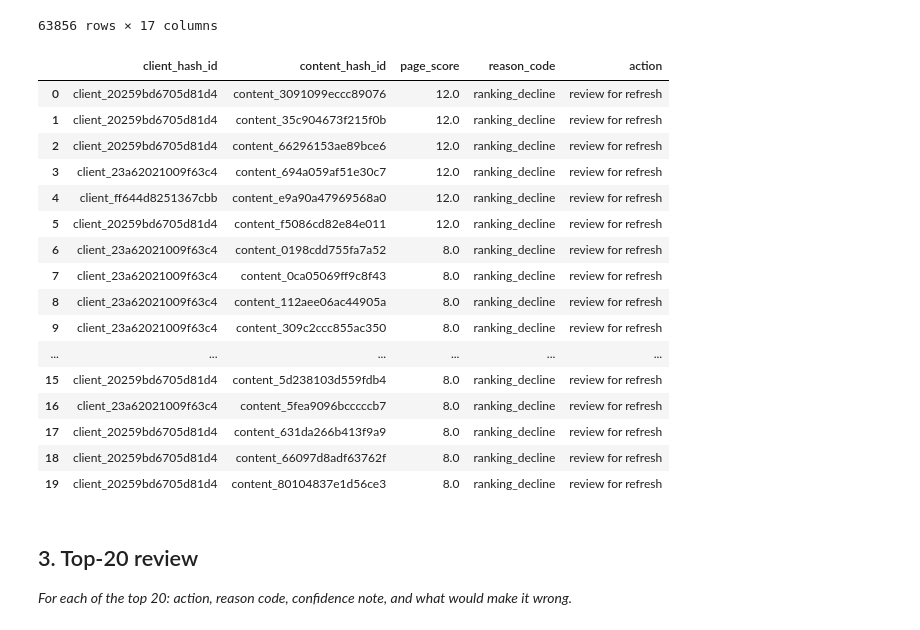
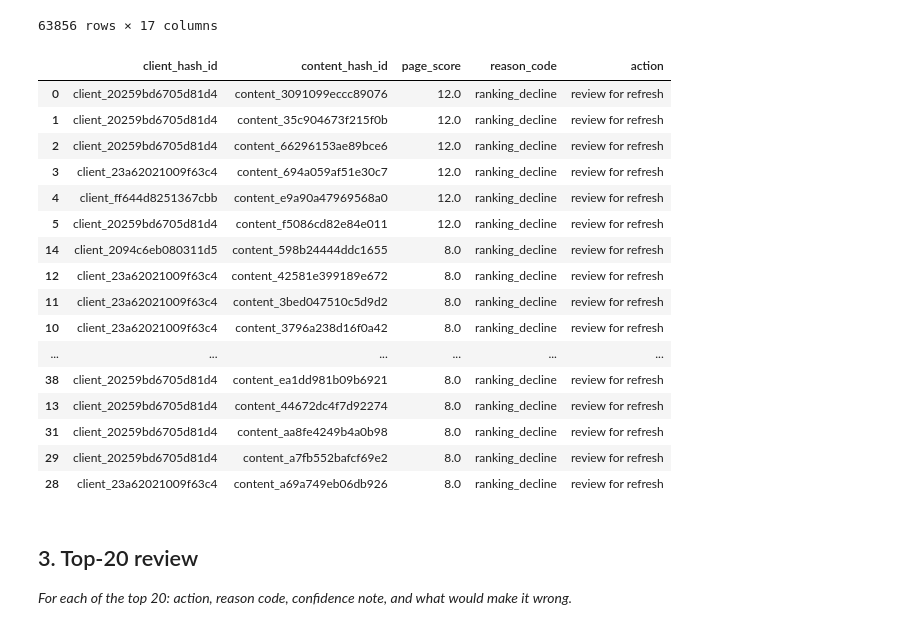
Before and after one commit to JasperOwen/flyrank-ml-internship, a Jupyter notebook: work/notebooks/w04_baseline_score.ipynb, the cells around one changed output. Cells and saved outputs as stored; diff of their text form; code cells hidden in the pictures.

```diff
--- a/work/notebooks/w04_baseline_score.ipynb
+++ b/work/notebooks/w04_baseline_score.ipynb
@@ -288,35 +288,30 @@ page_performance
 # %%
 ranked_queue = page_performance[page_performance["page_score"] > 0][["client_hash_id", "content_hash_id", "page_score", "reason_code","action"]]
 ranked_queue = ranked_queue.sort_values("page_score", ascending=False)
 
-#Tie-breaker
-ranked_queue = ranked_queue.sort_values(
-    by=["page_score", "content_hash_id"],
-    ascending=[False, True]
-).reset_index(drop=True)
 
 os.makedirs("work/outputs", exist_ok=True)
 ranked_queue.to_csv("work/outputs/baseline_action_score.csv", index=False)
 
 ranked_queue.head(20)
 # %% [output]
 |  | client_hash_id | content_hash_id | page_score | reason_code | action |
 | 0 | client_20259bd6705d81d4 | content_3091099eccc89076 | 12.0 | ranking_decline | review for refresh |
 | 1 | client_20259bd6705d81d4 | content_35c904673f215f0b | 12.0 | ranking_decline | review for refresh |
 | 2 | client_20259bd6705d81d4 | content_66296153ae89bce6 | 12.0 | ranking_decline | review for refresh |
 | 3 | client_23a62021009f63c4 | content_694a059af51e30c7 | 12.0 | ranking_decline | review for refresh |
 | 4 | client_ff644d8251367cbb | content_e9a90a47969568a0 | 12.0 | ranking_decline | review for refresh |
 | 5 | client_20259bd6705d81d4 | content_f5086cd82e84e011 | 12.0 | ranking_decline | review for refresh |
-| 6 | client_23a62021009f63c4 | content_0198cdd755fa7a52 | 8.0 | ranking_decline | review for refresh |
-| 7 | client_23a62021009f63c4 | content_0ca05069ff9c8f43 | 8.0 | ranking_decline | review for refresh |
-| 8 | client_23a62021009f63c4 | content_112aee06ac44905a | 8.0 | ranking_decline | review for refresh |
-| 9 | client_23a62021009f63c4 | content_309c2ccc855ac350 | 8.0 | ranking_decline | review for refresh |
+| 14 | client_2094c6eb080311d5 | content_598b24444ddc1655 | 8.0 | ranking_decline | review for refresh |
+| 12 | client_23a62021009f63c4 | content_42581e399189e672 | 8.0 | ranking_decline | review for refresh |
+| 11 | client_23a62021009f63c4 | content_3bed047510c5d9d2 | 8.0 | ranking_decline | review for refresh |
+| 10 | client_23a62021009f63c4 | content_3796a238d16f0a42 | 8.0 | ranking_decline | review for refresh |
 | ... | ... | ... | ... | ... | ... |
-| 15 | client_20259bd6705d81d4 | content_5d238103d559fdb4 | 8.0 | ranking_decline | review for refresh |
-| 16 | client_23a62021009f63c4 | content_5fea9096bcccccb7 | 8.0 | ranking_decline | review for refresh |
-| 17 | client_20259bd6705d81d4 | content_631da266b413f9a9 | 8.0 | ranking_decline | review for refresh |
-| 18 | client_20259bd6705d81d4 | content_66097d8adf63762f | 8.0 | ranking_decline | review for refresh |
-| 19 | client_20259bd6705d81d4 | content_80104837e1d56ce3 | 8.0 | ranking_decline | review for refresh |
+| 38 | client_20259bd6705d81d4 | content_ea1dd981b09b6921 | 8.0 | ranking_decline | review for refresh |
+| 13 | client_20259bd6705d81d4 | content_44672dc4f7d92274 | 8.0 | ranking_decline | review for refresh |
+| 31 | client_20259bd6705d81d4 | content_aa8fe4249b4a0b98 | 8.0 | ranking_decline | review for refresh |
+| 29 | client_20259bd6705d81d4 | content_a7fb552bafcf69e2 | 8.0 | ranking_decline | review for refresh |
+| 28 | client_23a62021009f63c4 | content_a69a749eb06db926 | 8.0 | ranking_decline | review for refresh |
 # %% [markdown]
 ## 3. Top-20 review
 
```
Also changed, not shown: parts of 6 cells of this notebook.
